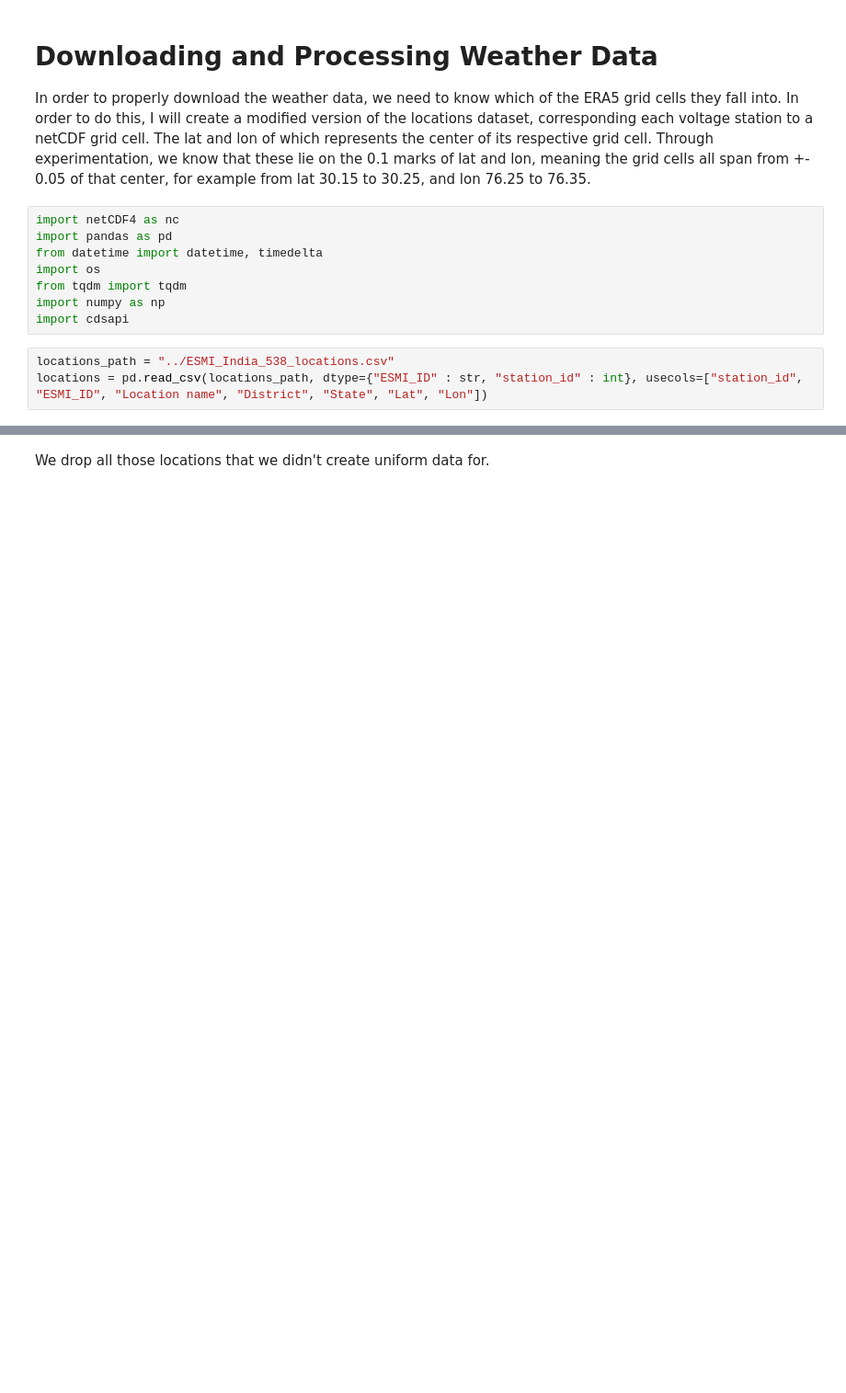
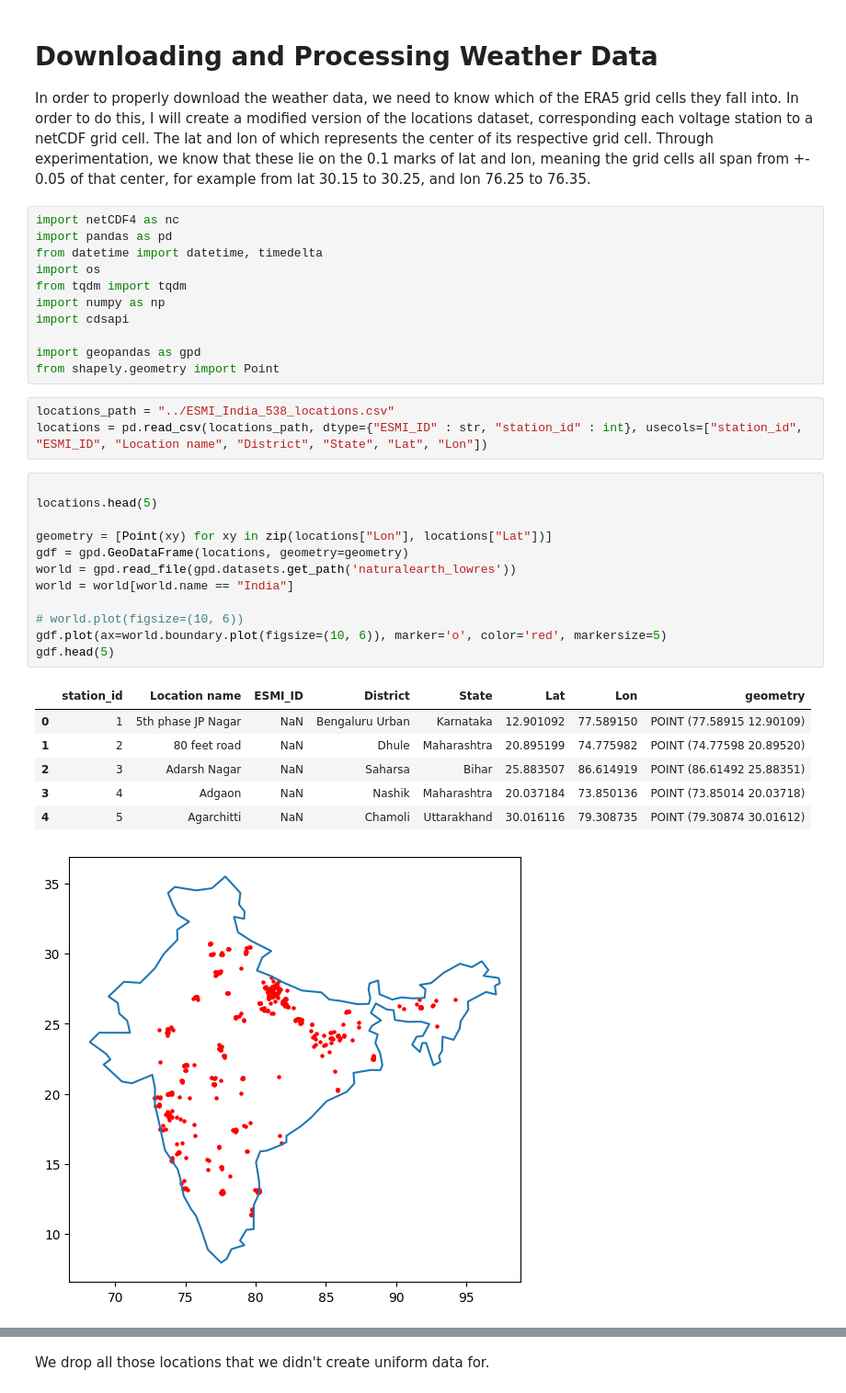
Before and after one commit to jesuslovesyiyi/Resilient_energy_network, a Jupyter notebook: data_preparation/era5_processing.ipynb, the cells around one changed output, grey strips where cells are left out. Shown: that part at 92% size. Saved outputs shown, nothing was run; the diff lists cells and outputs as text; blank space fills up the shorter version.

Commit message:
fix: path; v&v: format, plot

```diff
--- a/data_preparation/era5_processing.ipynb
+++ b/data_preparation/era5_processing.ipynb
@@ -9,8 +9,31 @@ import os
 from tqdm import tqdm
 import numpy as np
 import cdsapi
+
+import geopandas as gpd
+from shapely.geometry import Point
 # %%
 locations_path = "../ESMI_India_538_locations.csv"
 locations = pd.read_csv(locations_path, dtype={"ESMI_ID" : str, "station_id" : int}, usecols=["station_id", "ESMI_ID", "Location name", "District", "State", "Lat", "Lon"])
+# %%
+
+locations.head(5)
+
+geometry = [Point(xy) for xy in zip(locations["Lon"], locations["Lat"])]
+gdf = gpd.GeoDataFrame(locations, geometry=geometry)
+world = gpd.read_file(gpd.datasets.get_path('naturalearth_lowres'))
+world = world[world.name == "India"]
+
+# world.plot(figsize=(10, 6))
+gdf.plot(ax=world.boundary.plot(figsize=(10, 6)), marker='o', color='red', markersize=5)
+gdf.head(5)
+# %% [output]
+|  | station_id | Location name | ESMI_ID | District | State | Lat | Lon | geometry |
+| 0 | 1 | 5th phase JP Nagar | NaN | Bengaluru Urban | Karnataka | 12.901092 | 77.589150 | POINT (77.58915 12.90109) |
+| 1 | 2 | 80 feet road | NaN | Dhule | Maharashtra | 20.895199 | 74.775982 | POINT (74.77598 20.89520) |
+| 2 | 3 | Adarsh Nagar | NaN | Saharsa | Bihar | 25.883507 | 86.614919 | POINT (86.61492 25.88351) |
+| 3 | 4 | Adgaon | NaN | Nashik | Maharashtra | 20.037184 | 73.850136 | POINT (73.85014 20.03718) |
+| 4 | 5 | Agarchitti | NaN | Chamoli | Uttarakhand | 30.016116 | 79.308735 | POINT (79.30874 30.01612) |
+[figure, added]
 # %%
 uniform_dir = "../india_processing/india_uniform"
```
Also changed, not shown: parts of 13 cells of this notebook, 2 other files.
